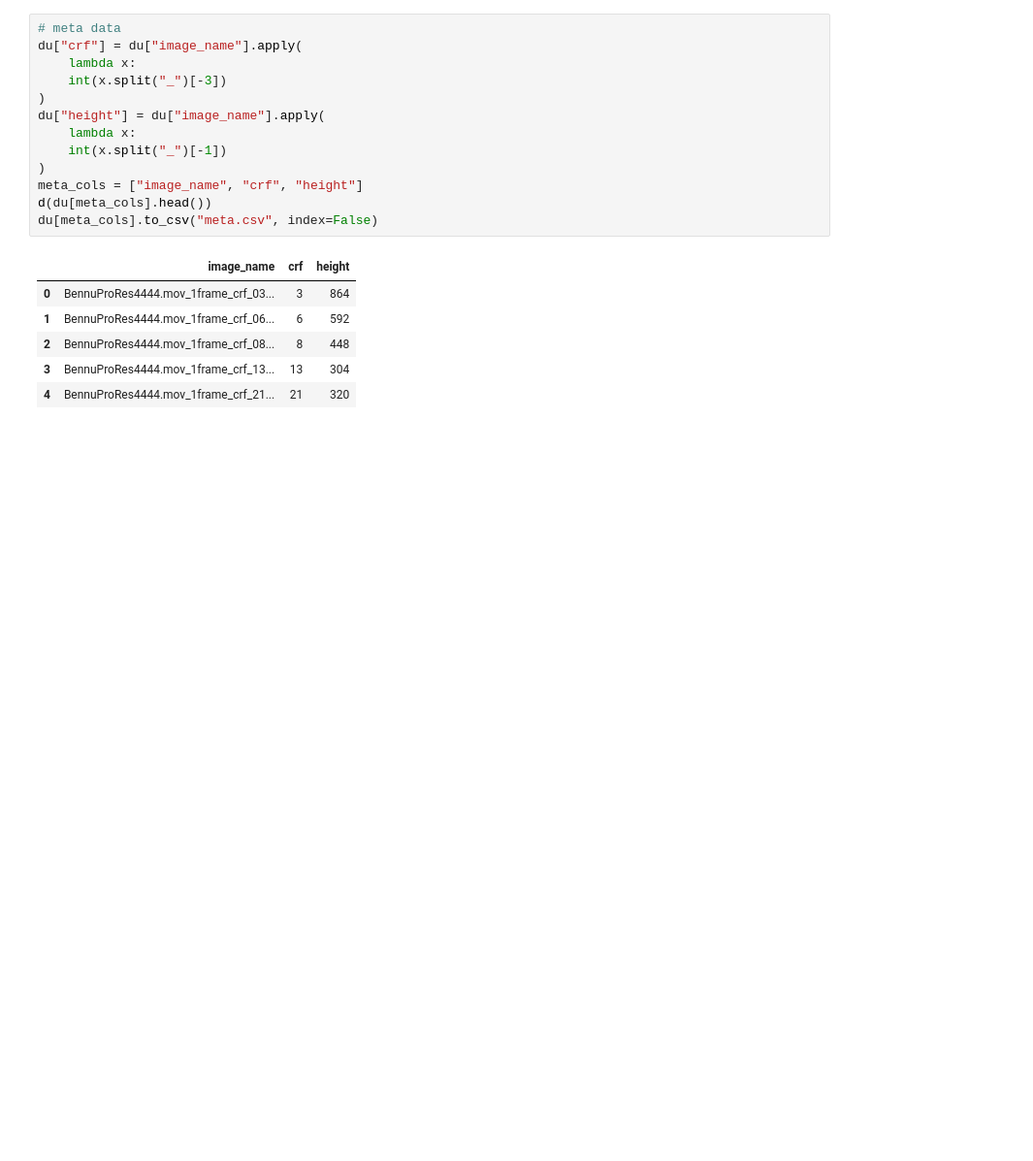
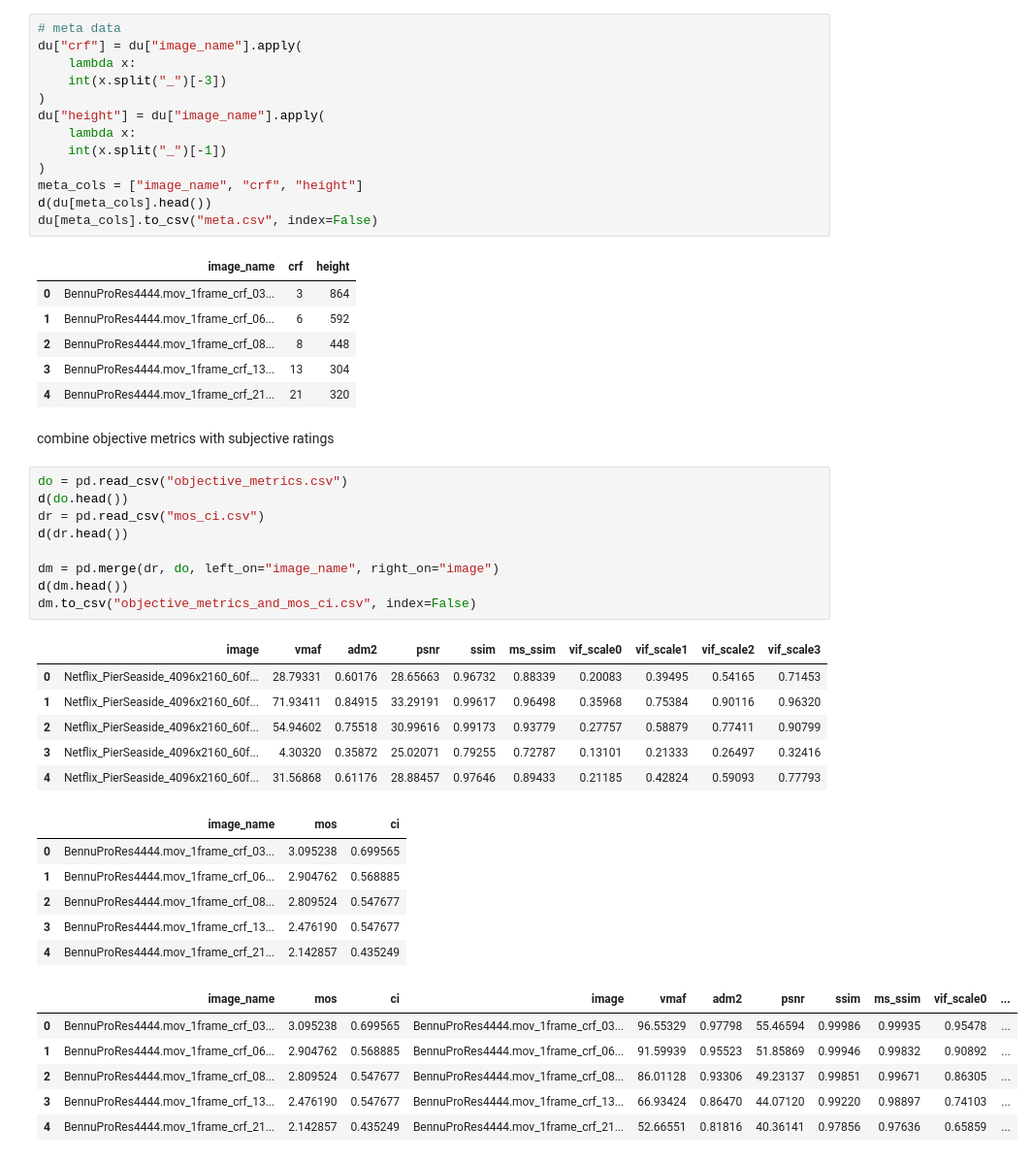
Before and after one commit to Telecommunication-Telemedia-Assessment/image_quality_test, a Jupyter notebook: test_1/analyze_ratings.ipynb, the cells around one changed output. Shown at 97% size. Cells and saved outputs as stored; diff of their text form; blank space fills up the shorter version.

```diff
--- a/test_1/analyze_ratings.ipynb
+++ b/test_1/analyze_ratings.ipynb
@@ -177,3 +195,33 @@ du[meta_cols].to_csv("meta.csv", index=False)
 | 2 | BennuProRes4444.mov_1frame_crf_08... | 8 | 448 |
 | 3 | BennuProRes4444.mov_1frame_crf_13... | 13 | 304 |
 | 4 | BennuProRes4444.mov_1frame_crf_21... | 21 | 320 |
+# %% [markdown]
+combine objective metrics with subjective ratings
+# %%
+do = pd.read_csv("objective_metrics.csv")
+d(do.head())
+dr = pd.read_csv("mos_ci.csv")
+d(dr.head())
+
+dm = pd.merge(dr, do, left_on="image_name", right_on="image")
+d(dm.head())
+dm.to_csv("objective_metrics_and_mos_ci.csv", index=False)
+# %% [output]
+|  | image | vmaf | adm2 | psnr | ssim | ms_ssim | vif_scale0 | vif_scale1 | vif_scale2 | vif_scale3 |
+| 0 | Netflix_PierSeaside_4096x2160_60f... | 28.79331 | 0.60176 | 28.65663 | 0.96732 | 0.88339 | 0.20083 | 0.39495 | 0.54165 | 0.71453 |
+| 1 | Netflix_PierSeaside_4096x2160_60f... | 71.93411 | 0.84915 | 33.29191 | 0.99617 | 0.96498 | 0.35968 | 0.75384 | 0.90116 | 0.96320 |
+| 2 | Netflix_PierSeaside_4096x2160_60f... | 54.94602 | 0.75518 | 30.99616 | 0.99173 | 0.93779 | 0.27757 | 0.58879 | 0.77411 | 0.90799 |
+| 3 | Netflix_PierSeaside_4096x2160_60f... | 4.30320 | 0.35872 | 25.02071 | 0.79255 | 0.72787 | 0.13101 | 0.21333 | 0.26497 | 0.32416 |
+| 4 | Netflix_PierSeaside_4096x2160_60f... | 31.56868 | 0.61176 | 28.88457 | 0.97646 | 0.89433 | 0.21185 | 0.42824 | 0.59093 | 0.77793 |
+|  | image_name | mos | ci |
+| 0 | BennuProRes4444.mov_1frame_crf_03... | 3.095238 | 0.699565 |
+| 1 | BennuProRes4444.mov_1frame_crf_06... | 2.904762 | 0.568885 |
+| 2 | BennuProRes4444.mov_1frame_crf_08... | 2.809524 | 0.547677 |
+| 3 | BennuProRes4444.mov_1frame_crf_13... | 2.476190 | 0.547677 |
+| 4 | BennuProRes4444.mov_1frame_crf_21... | 2.142857 | 0.435249 |
+|  | image_name | mos | ci | image | vmaf | adm2 | psnr | ssim | ms_ssim | vif_scale0 | ... |
+| 0 | BennuProRes4444.mov_1frame_crf_03... | 3.095238 | 0.699565 | BennuProRes4444.mov_1frame_crf_03... | 96.55329 | 0.97798 | 55.46594 | 0.99986 | 0.99935 | 0.95478 | ... |
+| 1 | BennuProRes4444.mov_1frame_crf_06... | 2.904762 | 0.568885 | BennuProRes4444.mov_1frame_crf_06... | 91.59939 | 0.95523 | 51.85869 | 0.99946 | 0.99832 | 0.90892 | ... |
+| 2 | BennuProRes4444.mov_1frame_crf_08... | 2.809524 | 0.547677 | BennuProRes4444.mov_1frame_crf_08... | 86.01128 | 0.93306 | 49.23137 | 0.99851 | 0.99671 | 0.86305 | ... |
+| 3 | BennuProRes4444.mov_1frame_crf_13... | 2.476190 | 0.547677 | BennuProRes4444.mov_1frame_crf_13... | 66.93424 | 0.86470 | 44.07120 | 0.99220 | 0.98897 | 0.74103 | ... |
+| 4 | BennuProRes4444.mov_1frame_crf_21... | 2.142857 | 0.435249 | BennuProRes4444.mov_1frame_crf_21... | 52.66551 | 0.81816 | 40.36141 | 0.97856 | 0.97636 | 0.65859 | ... |
```
Also changed, not shown: parts of 13 cells of this notebook, 23 other files.
